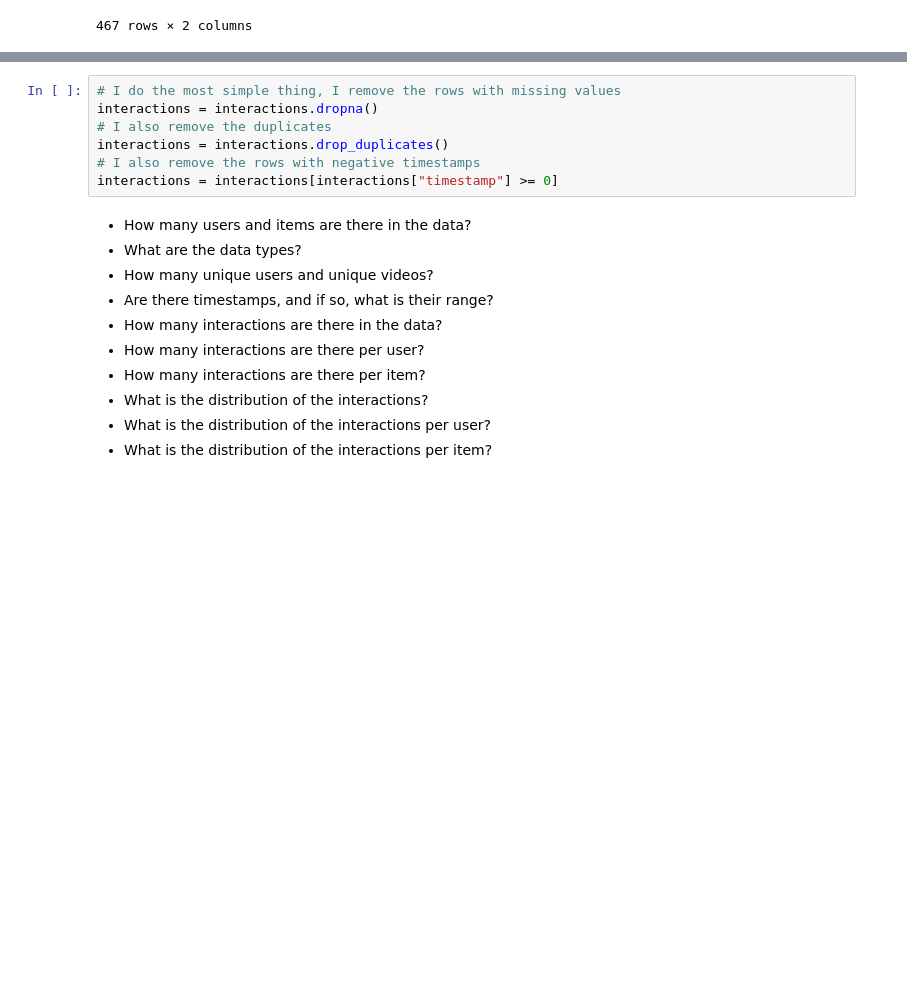
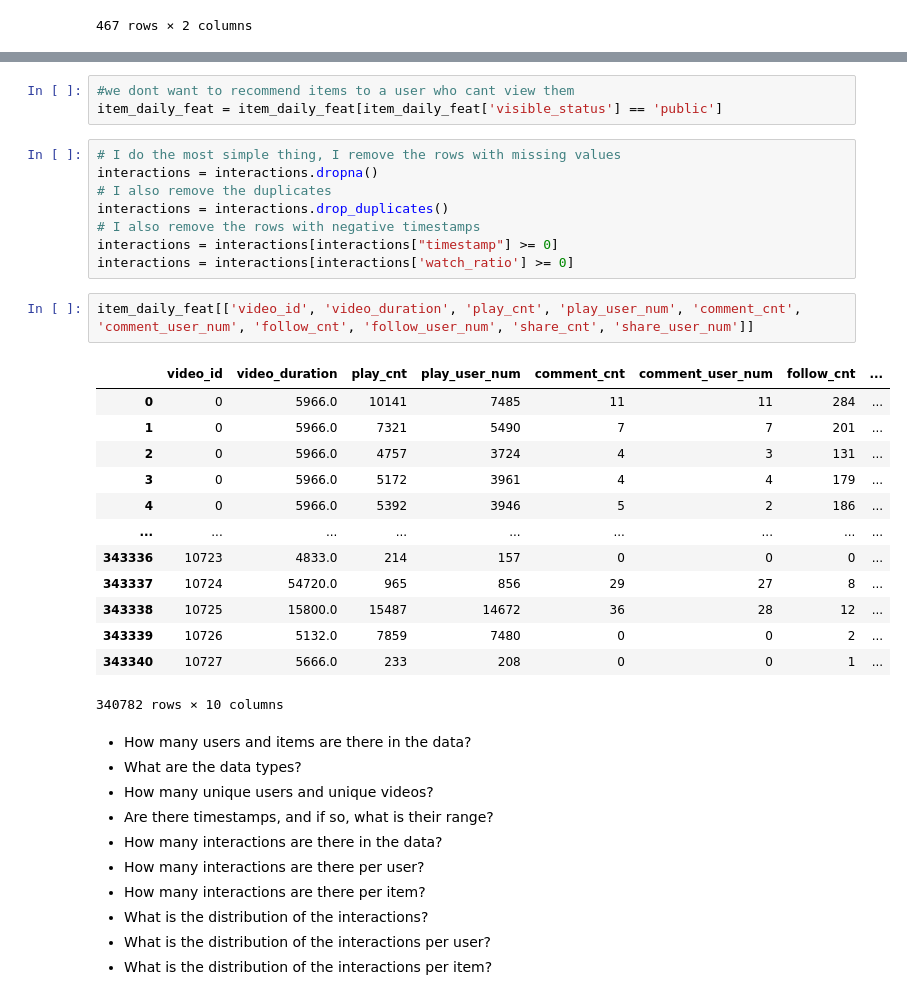
Before and after one commit to BannedMatt/FinalProject_2025_Matthew_Banawa_REMA, a Jupyter notebook: FinalProject_2025_Matthew_Banawa_Recommender_System.ipynb, the cells around one changed output, grey strips where cells are left out. Drawn from its saved outputs; the diff is of its cells as text; blank space fills up the shorter version.

```diff
--- a/FinalProject_2025_Matthew_Banawa_Recommender_System.ipynb
+++ b/FinalProject_2025_Matthew_Banawa_Recommender_System.ipynb
@@ -108,3 +156,6 @@ item_daily_feat[['video_width', 'video_height']].drop_duplicates()
+# %%
+#we dont want to recommend items to a user who cant view them
+item_daily_feat = item_daily_feat[item_daily_feat['visible_status'] == 'public']
 # %%
 # I do the most simple thing, I remove the rows with missing values
 interactions = interactions.dropna()
@@ -112,6 +163,23 @@ interactions = interactions.dropna()
 interactions = interactions.drop_duplicates()
 # I also remove the rows with negative timestamps
 interactions = interactions[interactions["timestamp"] >= 0]
+interactions = interactions[interactions['watch_ratio'] >= 0]
+# %%
+item_daily_feat[['video_id', 'video_duration', 'play_cnt', 'play_user_num', 'comment_cnt', 'comment_user_num', 'follow_cnt', 'follow_user_num', 'share_cnt', 'share_user_num']]
+# %% [output]
+|  | video_id | video_duration | play_cnt | play_user_num | comment_cnt | comment_user_num | follow_cnt | ... |
+| 0 | 0 | 5966.0 | 10141 | 7485 | 11 | 11 | 284 | ... |
+| 1 | 0 | 5966.0 | 7321 | 5490 | 7 | 7 | 201 | ... |
+| 2 | 0 | 5966.0 | 4757 | 3724 | 4 | 3 | 131 | ... |
+| 3 | 0 | 5966.0 | 5172 | 3961 | 4 | 4 | 179 | ... |
+| 4 | 0 | 5966.0 | 5392 | 3946 | 5 | 2 | 186 | ... |
+| ... | ... | ... | ... | ... | ... | ... | ... | ... |
+| 343336 | 10723 | 4833.0 | 214 | 157 | 0 | 0 | 0 | ... |
+| 343337 | 10724 | 54720.0 | 965 | 856 | 29 | 27 | 8 | ... |
+| 343338 | 10725 | 15800.0 | 15487 | 14672 | 36 | 28 | 12 | ... |
+| 343339 | 10726 | 5132.0 | 7859 | 7480 | 0 | 0 | 2 | ... |
+| 343340 | 10727 | 5666.0 | 233 | 208 | 0 | 0 | 1 | ... |
+340782 rows × 10 columns
 # %% [markdown]
 - How many users and items are there in the data?
 - What are the data types?
```
Also changed, not shown: parts of 10 cells of this notebook.
